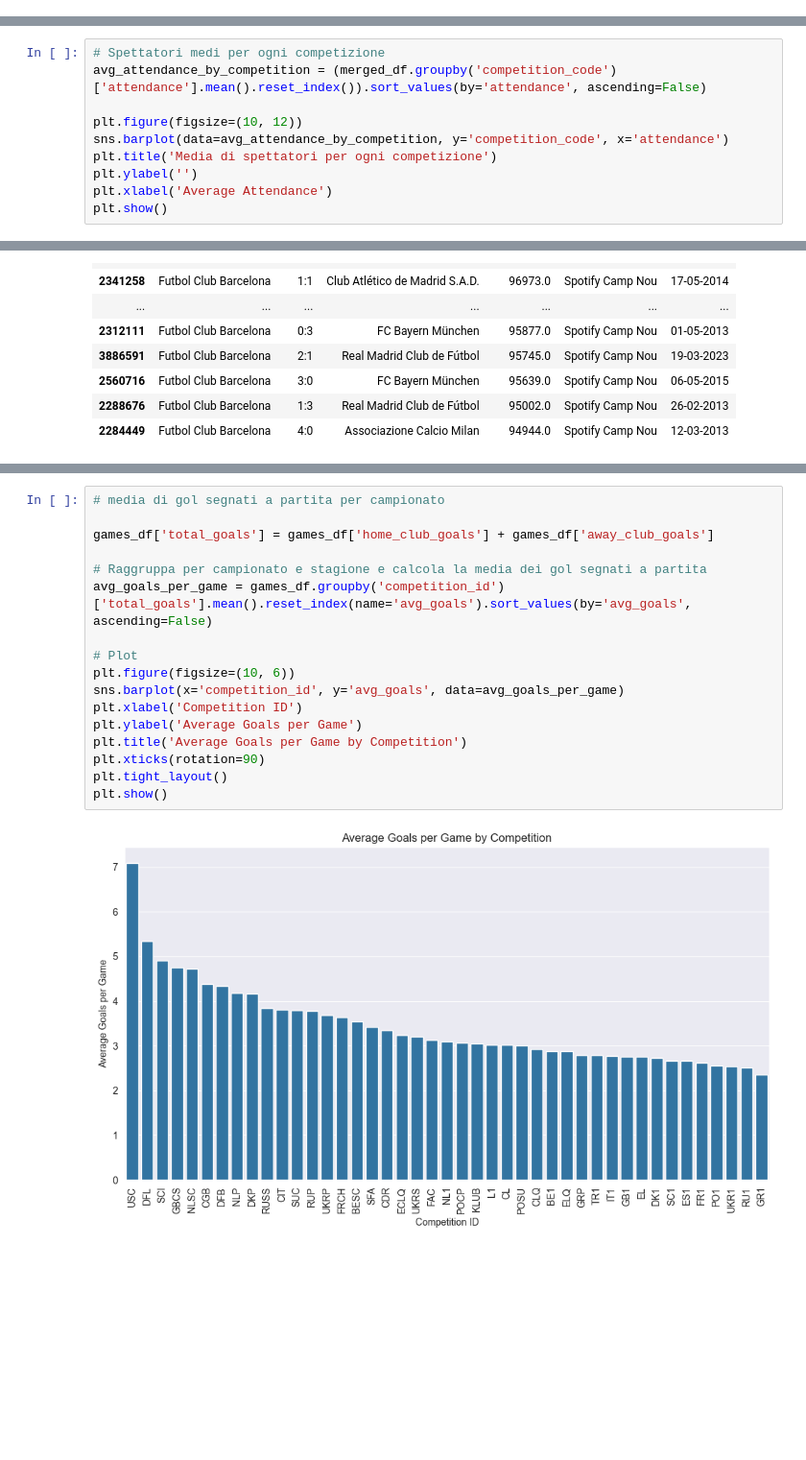
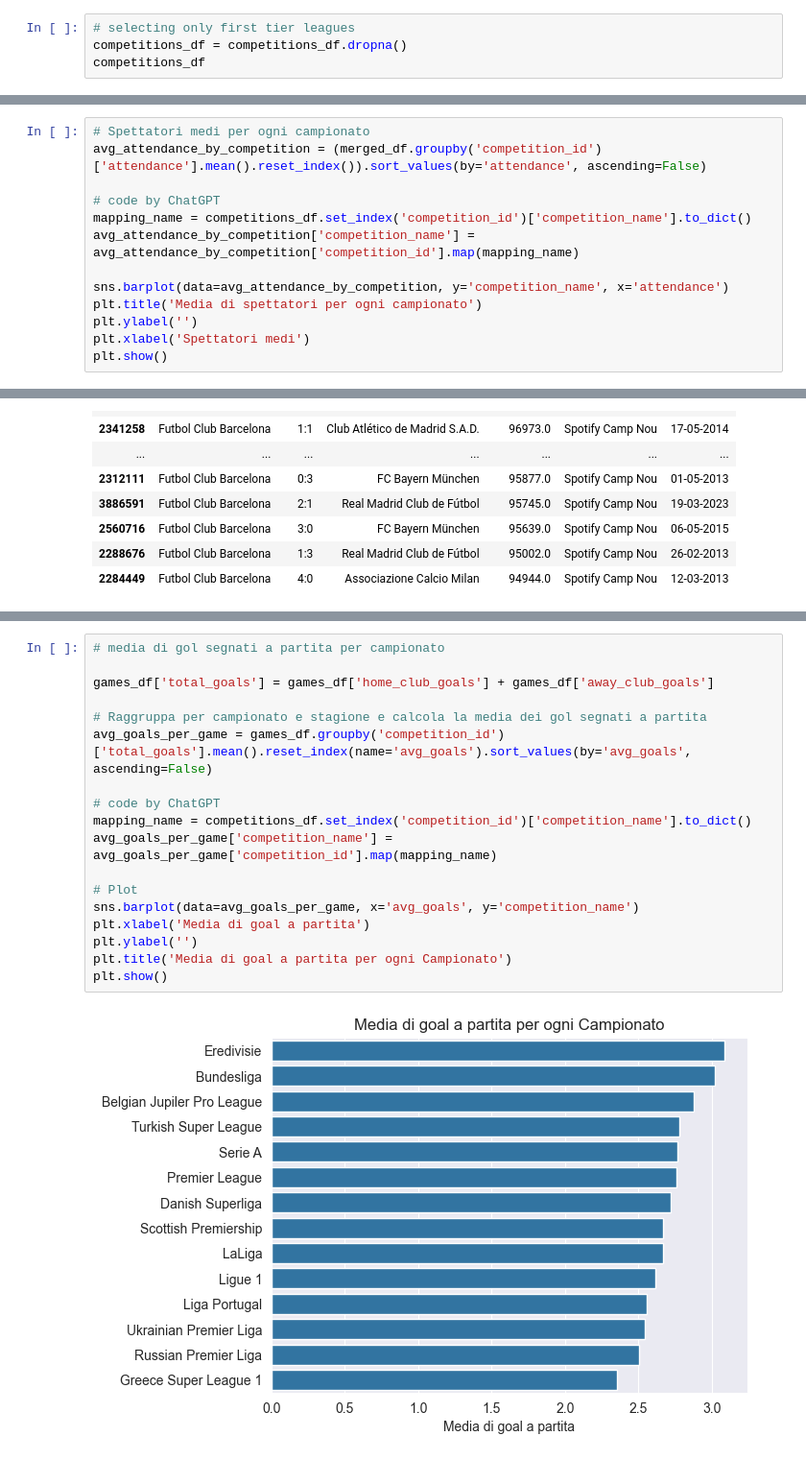
Before and after one commit to RiccardoPili/Football-Data-Analysis, a Jupyter notebook: games.ipynb, the cells around one changed output, grey strips where cells are left out. Shown at 96% size. Cells and saved outputs as stored; diff of their text form; blank space fills up the shorter version.

```diff
--- a/games.ipynb
+++ b/games.ipynb
@@ -329,0 +329,4 @@ merged_df
+# %%
+# selecting only first tier leagues
+competitions_df = competitions_df.dropna()
+competitions_df
@@ -330,11 +349,14 @@ merged_df
 # %%
-# Spettatori medi per ogni competizione
-avg_attendance_by_competition = (merged_df.groupby('competition_code')['attendance'].mean().reset_index()).sort_values(by='attendance', ascending=False)
+# Spettatori medi per ogni campionato
+avg_attendance_by_competition = (merged_df.groupby('competition_id')['attendance'].mean().reset_index()).sort_values(by='attendance', ascending=False)
 
-plt.figure(figsize=(10, 12))
-sns.barplot(data=avg_attendance_by_competition, y='competition_code', x='attendance')
-plt.title('Media di spettatori per ogni competizione')
+# code by ChatGPT
+mapping_name = competitions_df.set_index('competition_id')['competition_name'].to_dict()
+avg_attendance_by_competition['competition_name'] = avg_attendance_by_competition['competition_id'].map(mapping_name)
+
+sns.barplot(data=avg_attendance_by_competition, y='competition_name', x='attendance')
+plt.title('Media di spettatori per ogni campionato')
 plt.ylabel('')
-plt.xlabel('Average Attendance')
+plt.xlabel('Spettatori medi')
 plt.show()
 # %% [output]
@@ -404,19 +417,20 @@ plt.show()
 # %%
 # media di gol segnati a partita per campionato
 
 games_df['total_goals'] = games_df['home_club_goals'] + games_df['away_club_goals']
 
 # Raggruppa per campionato e stagione e calcola la media dei gol segnati a partita
 avg_goals_per_game = games_df.groupby('competition_id')['total_goals'].mean().reset_index(name='avg_goals').sort_values(by='avg_goals', ascending=False)
 
+# code by ChatGPT
+mapping_name = competitions_df.set_index('competition_id')['competition_name'].to_dict()
+avg_goals_per_game['competition_name'] = avg_goals_per_game['competition_id'].map(mapping_name)
+
 # Plot
-plt.figure(figsize=(10, 6))
-sns.barplot(x='competition_id', y='avg_goals', data=avg_goals_per_game)
-plt.xlabel('Competition ID')
-plt.ylabel('Average Goals per Game')
-plt.title('Average Goals per Game by Competition')
-plt.xticks(rotation=90)
-plt.tight_layout()
+sns.barplot(data=avg_goals_per_game, x='avg_goals', y='competition_name')
+plt.xlabel('Media di goal a partita')
+plt.ylabel('')
+plt.title('Media di goal a partita per ogni Campionato')
 plt.show()
 # %% [output]
-[figure, old version]
+[figure, new version]
```
Also changed, not shown: parts of 12 cells of this notebook, 6 other files.
